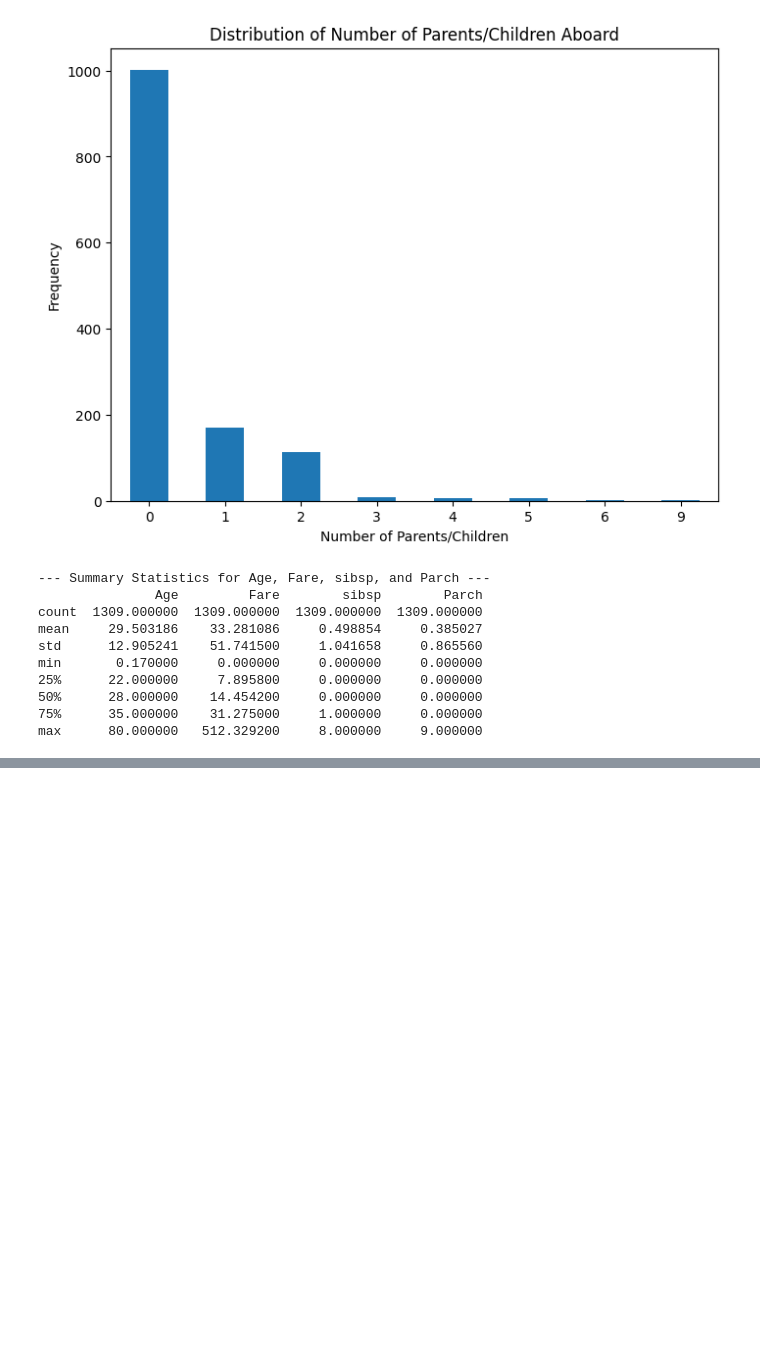
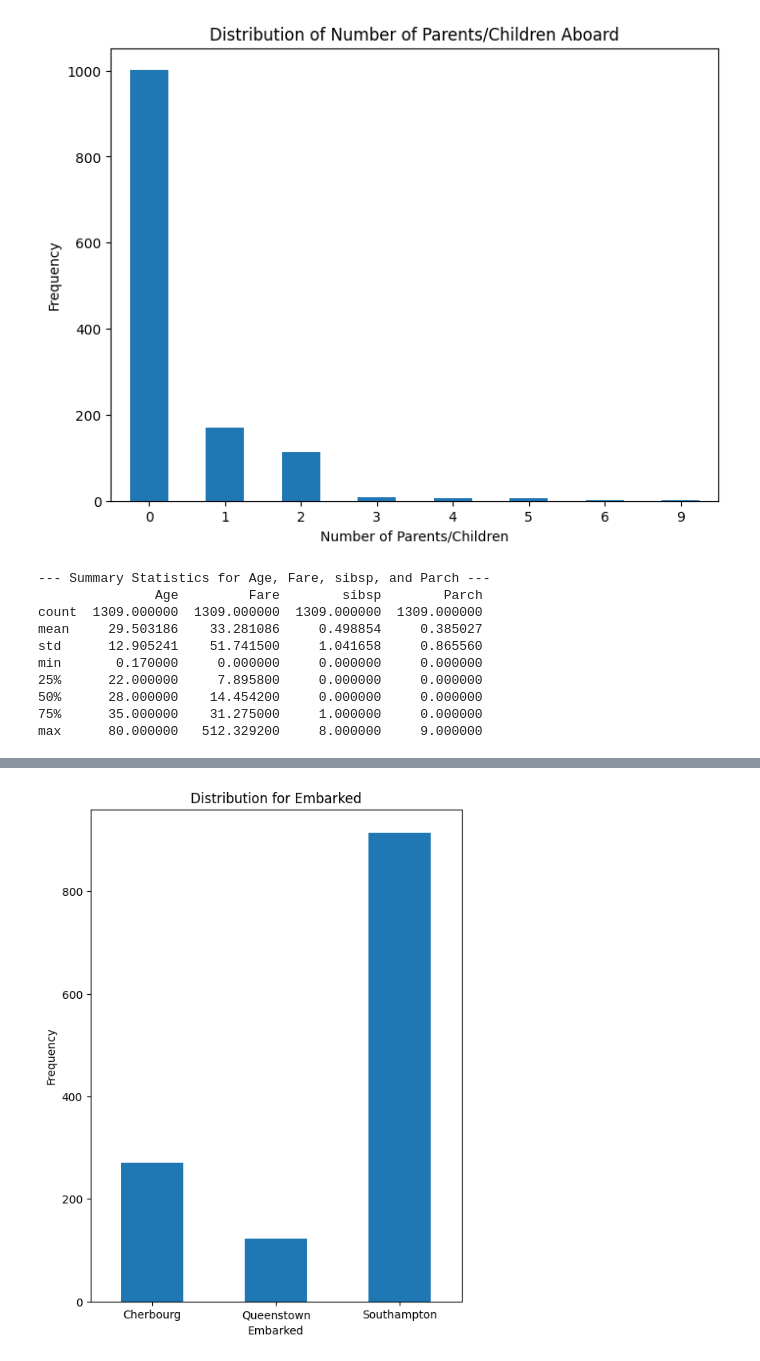
Before and after one commit to everi123/EDA_titanic_practice, a Jupyter notebook: edabestpractice.ipynb, the cells around one changed output, grey strips where cells are left out. Cells and saved outputs as stored; diff of their text form; code cells hidden in the pictures; blank space fills up the shorter version.

```diff
--- a/edabestpractice.ipynb
+++ b/edabestpractice.ipynb
@@ -295,0 +337,10 @@ max      80.000000   512.329200     8.000000     9.000000
+# %%
+plt.figure(figsize=(6,8))
+df["Embarked"].value_counts().sort_index().plot(kind="bar",rot=0)
+plt.title("Distribution for Embarked")
+plt.xlabel("Embarked")
+plt.ylabel("Frequency")
+plt.xticks(ticks=[0.0,1.0,2.0],labels=["Cherbourg","Queenstown","Southampton"])
+plt.show()
+# %% [output]
+[figure, added]
```
Also changed, not shown: parts of 9 cells of this notebook.
